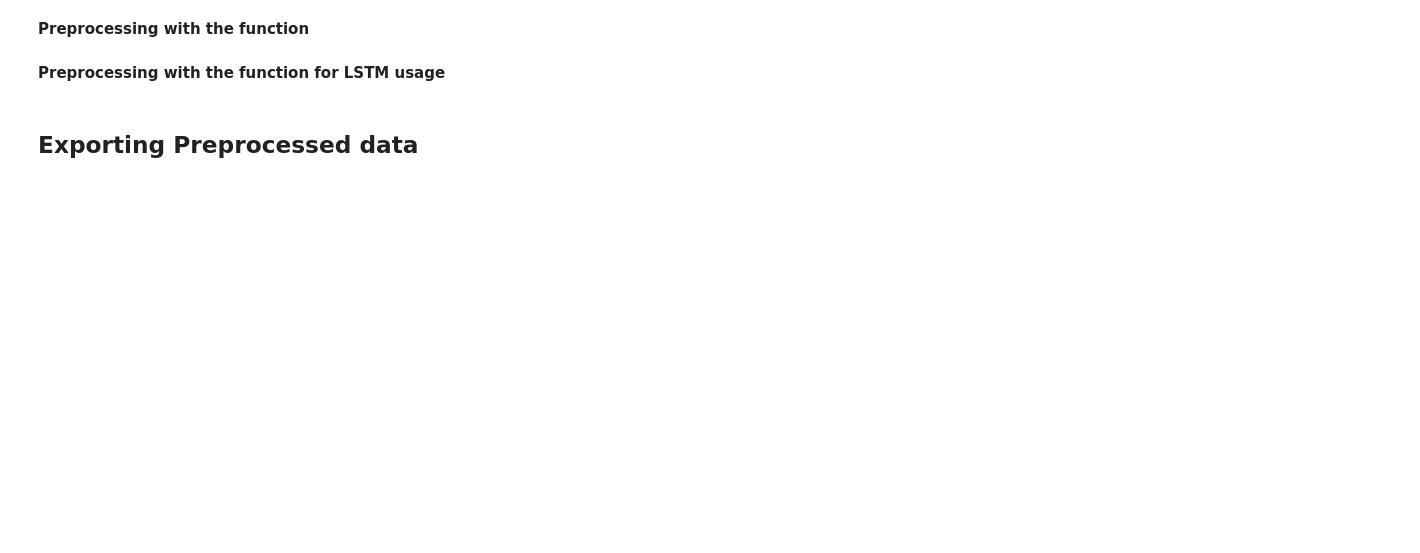
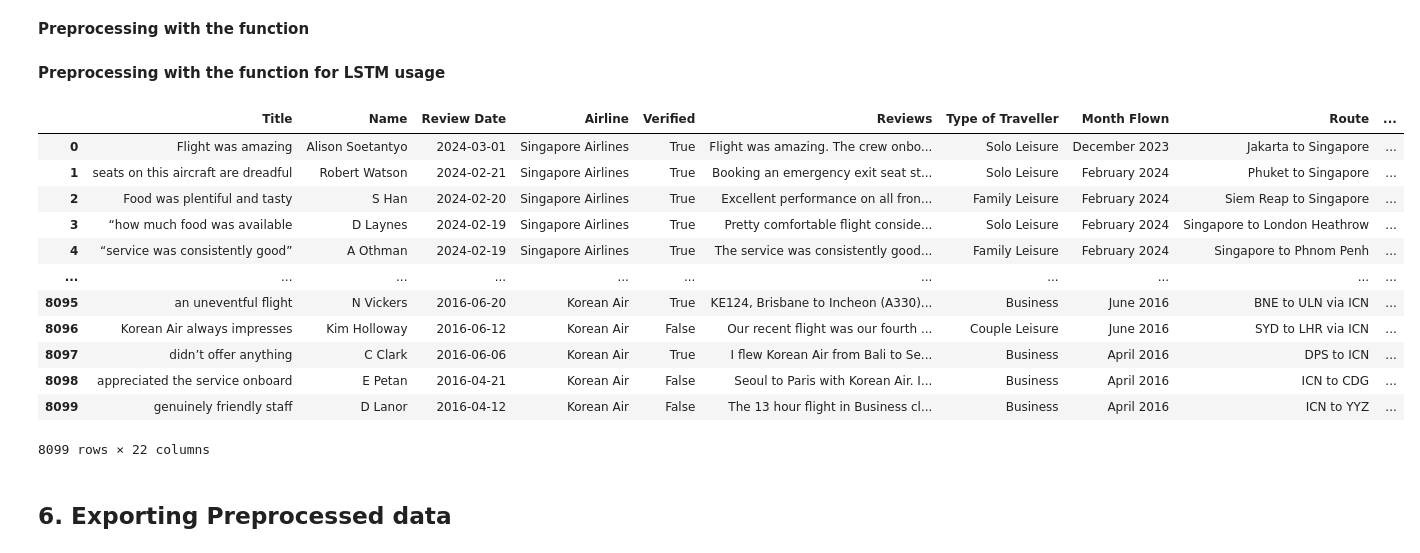
Before and after one commit to yeozs/MannheimDMProject, a Jupyter notebook: 1_EDA.ipynb, the cells around one changed output. Cells and saved outputs as stored; diff of their text form; code cells hidden in the pictures; blank space fills up the shorter version.

Commit message:
table of contents

```diff
--- a/1_EDA.ipynb
+++ b/1_EDA.ipynb
@@ -397,5 +384,3 @@ dataset['Reviews_1'] = dataset['Reviews'].apply(
                                                      tokenized_output=False,
                                                      bert_tokenization=False,
                                                      sentence_output=False))
-# %% [markdown]
-**Preprocessing with the function for LSTM usage**
@@ -404,4 +387,22 @@ lstm_preprocessing(dataset=dataset)
+# %% [markdown]
+**Preprocessing with the function for LSTM usage**
+# %%
+preprocessing.lstm_preprocessing(dataset=dataset)
+# %% [output]
+|  | Title | Name | Review Date | Airline | Verified | Reviews | Type of Traveller | Month Flown | Route | ... |
+| 0 | Flight was amazing | Alison Soetantyo | 2024-03-01 | Singapore Airlines | True | Flight was amazing. The crew onbo... | Solo Leisure | December 2023 | Jakarta to Singapore | ... |
+| 1 | seats on this aircraft are dreadful | Robert Watson | 2024-02-21 | Singapore Airlines | True | Booking an emergency exit seat st... | Solo Leisure | February 2024 | Phuket to Singapore | ... |
+| 2 | Food was plentiful and tasty | S Han | 2024-02-20 | Singapore Airlines | True | Excellent performance on all fron... | Family Leisure | February 2024 | Siem Reap to Singapore | ... |
+| 3 | “how much food was available | D Laynes | 2024-02-19 | Singapore Airlines | True | Pretty comfortable flight conside... | Solo Leisure | February 2024 | Singapore to London Heathrow | ... |
+| 4 | “service was consistently good” | A Othman | 2024-02-19 | Singapore Airlines | True | The service was consistently good... | Family Leisure | February 2024 | Singapore to Phnom Penh | ... |
+| ... | ... | ... | ... | ... | ... | ... | ... | ... | ... | ... |
+| 8095 | an uneventful flight | N Vickers | 2016-06-20 | Korean Air | True | KE124, Brisbane to Incheon (A330)... | Business | June 2016 | BNE to ULN via ICN | ... |
+| 8096 | Korean Air always impresses | Kim Holloway | 2016-06-12 | Korean Air | False | Our recent flight was our fourth ... | Couple Leisure | June 2016 | SYD to LHR via ICN | ... |
+| 8097 | didn’t offer anything | C Clark | 2016-06-06 | Korean Air | True | I flew Korean Air from Bali to Se... | Business | April 2016 | DPS to ICN | ... |
+| 8098 | appreciated the service onboard | E Petan | 2016-04-21 | Korean Air | False | Seoul to Paris with Korean Air. I... | Business | April 2016 | ICN to CDG | ... |
+| 8099 | genuinely friendly staff | D Lanor | 2016-04-12 | Korean Air | False | The 13 hour flight in Business cl... | Business | April 2016 | ICN to YYZ | ... |
+8099 rows × 22 columns
 # %% [markdown]
-## Exporting Preprocessed data
+## 6. Exporting Preprocessed data
 # %%
 # dataset.to_csv('processed_data_v2.csv', index=False)
```
Also changed, not shown: parts of 18 cells of this notebook.
